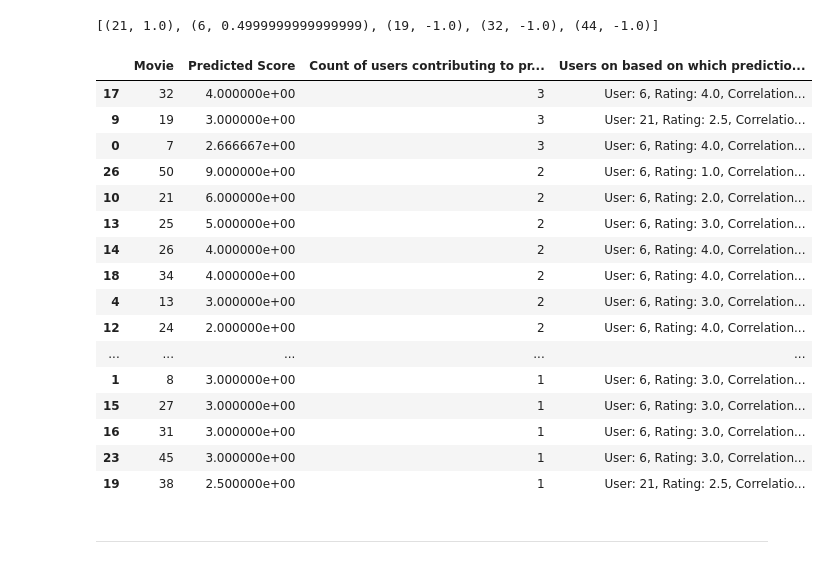
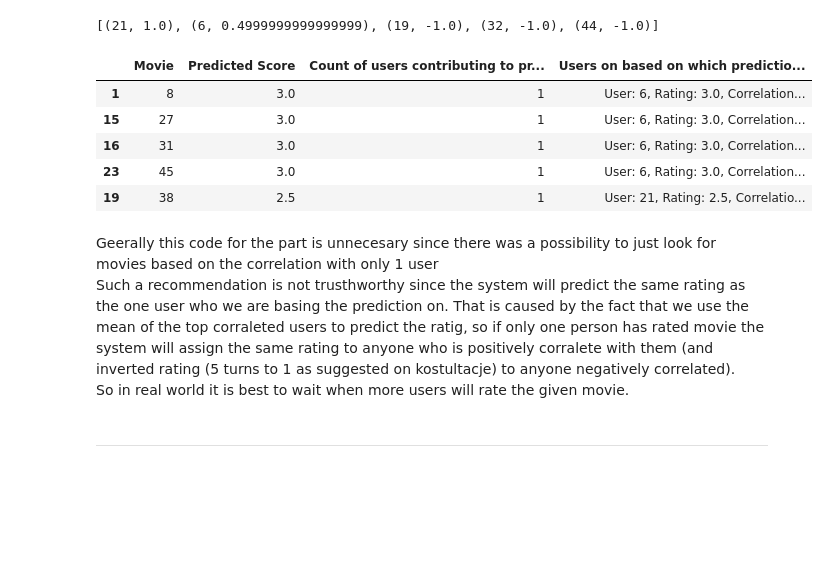
Before and after one commit to mmartyna123/InformationRetrieval, a Jupyter notebook: Lab5/Lab-IR5.ipynb, the cells around one changed output. Saved outputs shown, nothing was run; the diff lists cells and outputs as text; code cells hidden in the pictures; blank space fills up the shorter version.

```diff
--- a/Lab5/Lab-IR5.ipynb
+++ b/Lab5/Lab-IR5.ipynb
@@ -996,25 +952,18 @@ CalculatetCorrelations(user = 11, commonMovies=2, moviesdf=dfTaskSimplified)
 # %% [output]
 [(21, 1.0), (6, 0.4999999999999999), (19, -1.0), (32, -1.0), (44, -1.0)]
 # %%
-predictScores(user = 11, moviesdf = dfTaskSimplified, commonMovies = 2, topUsers = 5, negativeUsers=0, sortBy='User')
+predictScores(user = 11, moviesdf = dfTaskSimplified, commonMovies = 2, topUsers = 5, negativeUsers=0, sortBy='User').tail()
 # %% [output]
 |  | Movie | Predicted Score | Count of users contributing to pr... | Users on based on which predictio... |
-| 17 | 32 | 4.000000e+00 | 3 | User: 6, Rating: 4.0, Correlation... |
-| 9 | 19 | 3.000000e+00 | 3 | User: 21, Rating: 2.5, Correlatio... |
-| 0 | 7 | 2.666667e+00 | 3 | User: 6, Rating: 4.0, Correlation... |
-| 26 | 50 | 9.000000e+00 | 2 | User: 6, Rating: 1.0, Correlation... |
-| 10 | 21 | 6.000000e+00 | 2 | User: 6, Rating: 2.0, Correlation... |
-| 13 | 25 | 5.000000e+00 | 2 | User: 6, Rating: 3.0, Correlation... |
-| 14 | 26 | 4.000000e+00 | 2 | User: 6, Rating: 4.0, Correlation... |
-| 18 | 34 | 4.000000e+00 | 2 | User: 6, Rating: 4.0, Correlation... |
-| 4 | 13 | 3.000000e+00 | 2 | User: 6, Rating: 3.0, Correlation... |
-| 12 | 24 | 2.000000e+00 | 2 | User: 6, Rating: 4.0, Correlation... |
-| ... | ... | ... | ... | ... |
-| 1 | 8 | 3.000000e+00 | 1 | User: 6, Rating: 3.0, Correlation... |
-| 15 | 27 | 3.000000e+00 | 1 | User: 6, Rating: 3.0, Correlation... |
-| 16 | 31 | 3.000000e+00 | 1 | User: 6, Rating: 3.0, Correlation... |
-| 23 | 45 | 3.000000e+00 | 1 | User: 6, Rating: 3.0, Correlation... |
-| 19 | 38 | 2.500000e+00 | 1 | User: 21, Rating: 2.5, Correlatio... |
+| 1 | 8 | 3.0 | 1 | User: 6, Rating: 3.0, Correlation... |
+| 15 | 27 | 3.0 | 1 | User: 6, Rating: 3.0, Correlation... |
+| 16 | 31 | 3.0 | 1 | User: 6, Rating: 3.0, Correlation... |
+| 23 | 45 | 3.0 | 1 | User: 6, Rating: 3.0, Correlation... |
+| 19 | 38 | 2.5 | 1 | User: 21, Rating: 2.5, Correlatio... |
+# %% [markdown]
+Geerally this code for the part is unnecesary since there was a possibility to just look for movies based on the correlation with only 1 user <br>
+Such a recommendation is not trusthworthy since the system will predict the same rating as the one user who we are basing the prediction on. That is caused by the fact that we use the mean of the top corraleted users to predict the ratig, so if only one person has rated movie the system will assign the same rating to anyone who is positively corralete with them (and inverted rating (5 turns to 1 as suggested on kostultacje) to anyone negatively correlated).<br>
+So in real world it is best to wait when more users will rate the given movie.
 # %% [markdown]
 --------
 # %% [markdown]
```
Also changed, not shown: parts of 18 cells of this notebook.
